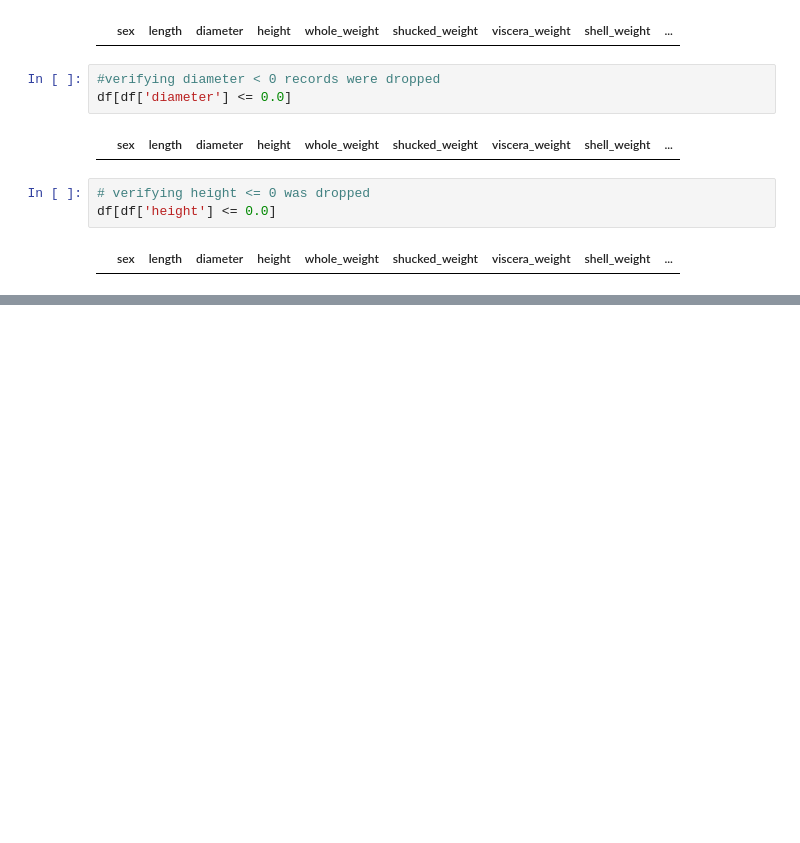
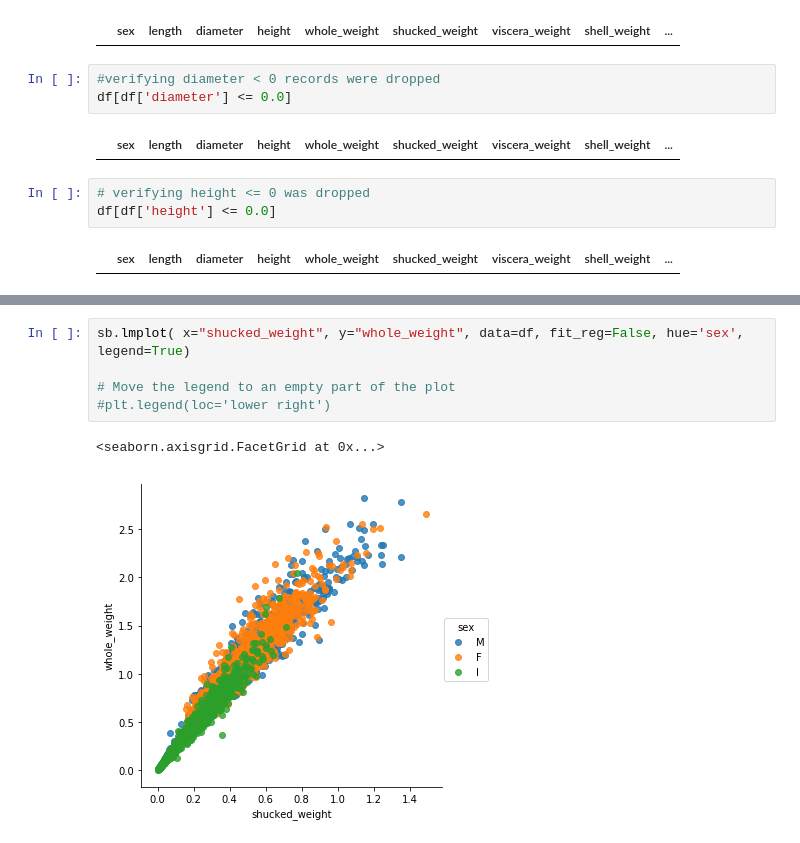
Before and after one commit to viciouspetal/data-analytics-notebook, a Jupyter notebook: Assignment workbook.ipynb, the cells around one changed output, grey strips where cells are left out. Drawn from its saved outputs; the diff is of its cells as text; blank space fills up the shorter version.

```diff
--- a/Assignment workbook.ipynb
+++ b/Assignment workbook.ipynb
@@ -199,0 +246,8 @@ df[df['height'] <= 0.0]
+# %%
+sb.lmplot( x="shucked_weight", y="whole_weight", data=df, fit_reg=False, hue='sex', legend=True)
+
+# Move the legend to an empty part of the plot
+#plt.legend(loc='lower right')
+# %% [output]
+<seaborn.axisgrid.FacetGrid at 0x...>
+[figure, added]
```
Also changed, not shown: parts of 7 cells of this notebook.
